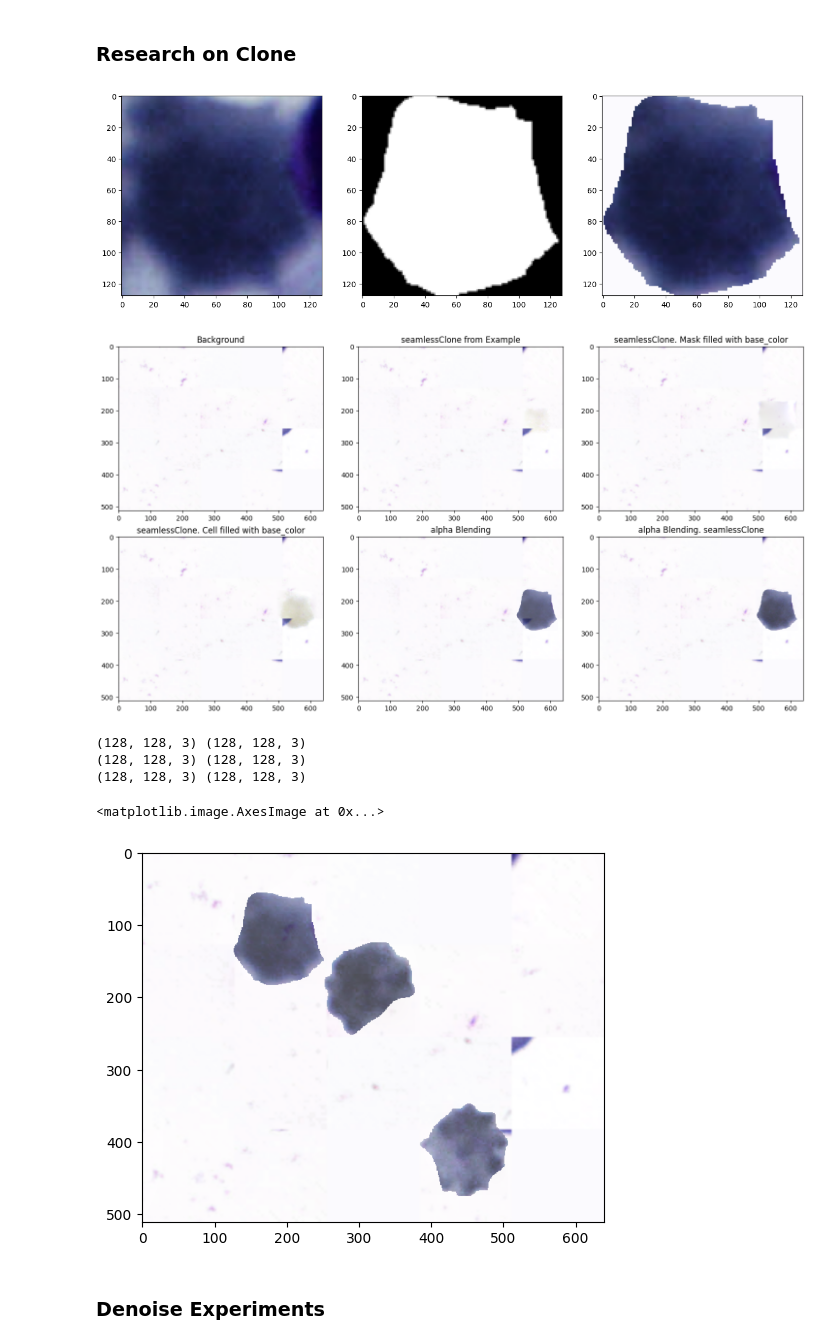
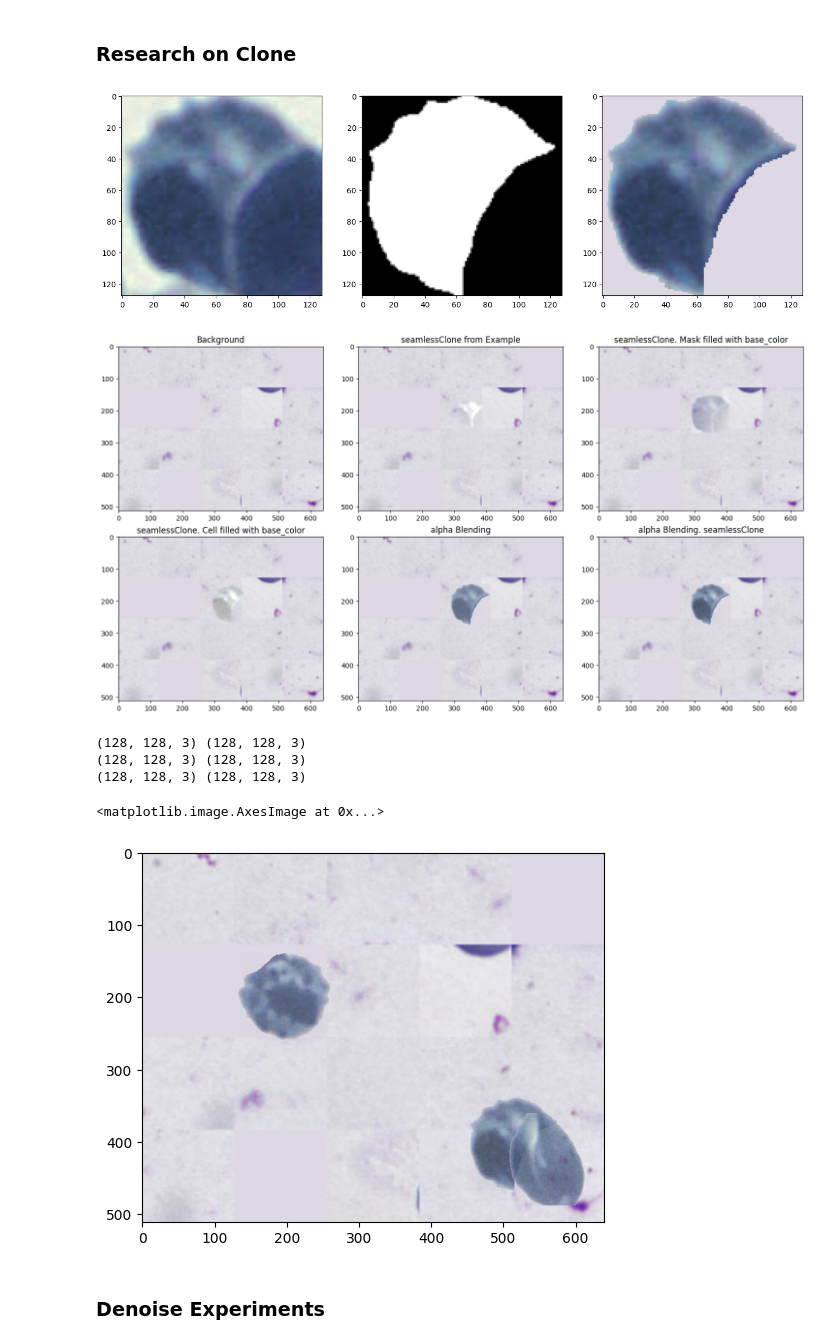
Before and after one commit to AveZorgen/2d-graphics, a Jupyter notebook: hw2.ipynb, the cells around one changed output. Saved outputs shown, nothing was run; the diff lists cells and outputs as text; code cells hidden in the pictures.

```diff
--- a/hw2.ipynb
+++ b/hw2.ipynb
@@ -498,0 +550,18 @@ dataset.fit((bg_patches, bg_masks, cell_data))
+# %%
+idx = 56
+cell_img_cp = copy.deepcopy(cells[idx][0])
+cell_mask_cp = copy.deepcopy(cells[idx][1])
+cell_img_cp[cell_mask_cp == 0] = 0
+
+
+fig, ax = plt.subplots(1, 3, figsize=(15, 10))
+ax[0].imshow(cell_img_cp)
+ax[1].imshow(cell_mask_cp, cmap="gray")
+
+ret, markers, stats, centroids = cv2.connectedComponentsWithStats(cell_mask_cp)
+dominated = stats[1:, cv2.CC_STAT_AREA].argmax() + 1
+cell_mask_cp[markers != dominated] = 0
+
+ax[2].imshow(cell_mask_cp, cmap="gray")
+
+plt.show()
@@ -499,18 +570,19 @@ dataset.fit((bg_patches, bg_masks, cell_data))
 # %% [markdown]
 ### Research on Clone
 # %%
+img_size = (PATCH_SIZE * 4, PATCH_SIZE * 5)
 bg, base_color = generate_background(
-    dataset.img_size, dataset.bg_patches, dataset.background_hist, dataset.nbrs
+    img_size, dataset.bg_patches, dataset.background_hist, dataset.nbrs
 )
 bg = bg.copy()
 # %%
-cell, cell_mask = dataset.cell_data[1]
+cell, cell_mask = dataset.cell_data[64]
 cell, cell_mask = cell.copy(), cell_mask.copy()
 cell = cv2.resize(cell, (PATCH_SIZE, PATCH_SIZE))
 cell_mask = cv2.resize(cell_mask, (PATCH_SIZE, PATCH_SIZE))
 # %%
-x = np.random.randint(PATCH_SIZE // 2, dataset.img_size[1] - PATCH_SIZE // 2)
-y = np.random.randint(PATCH_SIZE // 2, dataset.img_size[0] - PATCH_SIZE // 2)
+x = np.random.randint(PATCH_SIZE // 2, img_size[1] - PATCH_SIZE // 2)
+y = np.random.randint(PATCH_SIZE // 2, img_size[0] - PATCH_SIZE // 2)
 # %%
 c1_centr = (PATCH_SIZE // 2, PATCH_SIZE // 2)
 c1_r = PATCH_SIZE // 4
@@ -541,7 +613,7 @@ ax[1].imshow(cell_mask, cmap='gray')
 ax[2].imshow(src_mask, cmap='gray')
 plt.show()
 # %% [output]
-[figure, old version]
+[figure, new version]
 # %%
 result = bg.copy()
 
@@ -579,13 +651,13 @@ ax[1][2].set_title('alpha Blending. seamlessClone')
 plt.tight_layout()
 plt.show()
 # %% [output]
-[figure, old version]
+[figure, new version]
 # %%
 bg_ = bg.copy()
 # %%
 bg = bg_.copy()
-np.random.seed(9)
-idxs = [0, 1, 2]
+np.random.seed(8)
+idxs = [64, 65, 66]
 for idx in idxs:
     cell, cell_mask = dataset.cell_data[idx]
     cell, cell_mask = cell.copy(), cell_mask.copy()
@@ -593,34 +665,34 @@ for idx in idxs:
     cell_mask = cv2.resize(cell_mask, (PATCH_SIZE, PATCH_SIZE))
 
     x = np.random.randint(PATCH_SIZE // 2, bg.shape[1] - PATCH_SIZE // 2)
     y = np.random.randint(PATCH_SIZE // 2, bg.shape[0] - PATCH_SIZE // 2)
 
     x1 = x - PATCH_SIZE // 2
     x2 = x + PATCH_SIZE // 2
     y1 = y - PATCH_SIZE // 2
     y2 = y + PATCH_SIZE // 2
 
     bg_roi = bg[y1:y2, x1:x2]
 
     result = bg.copy()
     src_roi = cell.copy()
     src_mask = cell_mask.copy()
     src_roi[src_mask == 0] = bg_roi[src_mask == 0]
 
     print(bg_roi.shape, src_roi.shape)
 
     alpha = 0.7
     result[y1:y2, x1:x2] = cv2.addWeighted(src_roi, alpha, bg_roi, 1 - alpha, 0)
 
     bg = cv2.seamlessClone(cell, result, src_mask, (x, y), cv2.MIXED_CLONE)
 
 plt.imshow(bg)
 # %% [output]
 (128, 128, 3) (128, 128, 3)
 (128, 128, 3) (128, 128, 3)
 (128, 128, 3) (128, 128, 3)
 <matplotlib.image.AxesImage at 0x...>
-[figure, old version]
+[figure, new version]
 # %% [markdown]
 ### Denoise Experiments
 # %%
```
Also changed, not shown: parts of 8 cells of this notebook.
